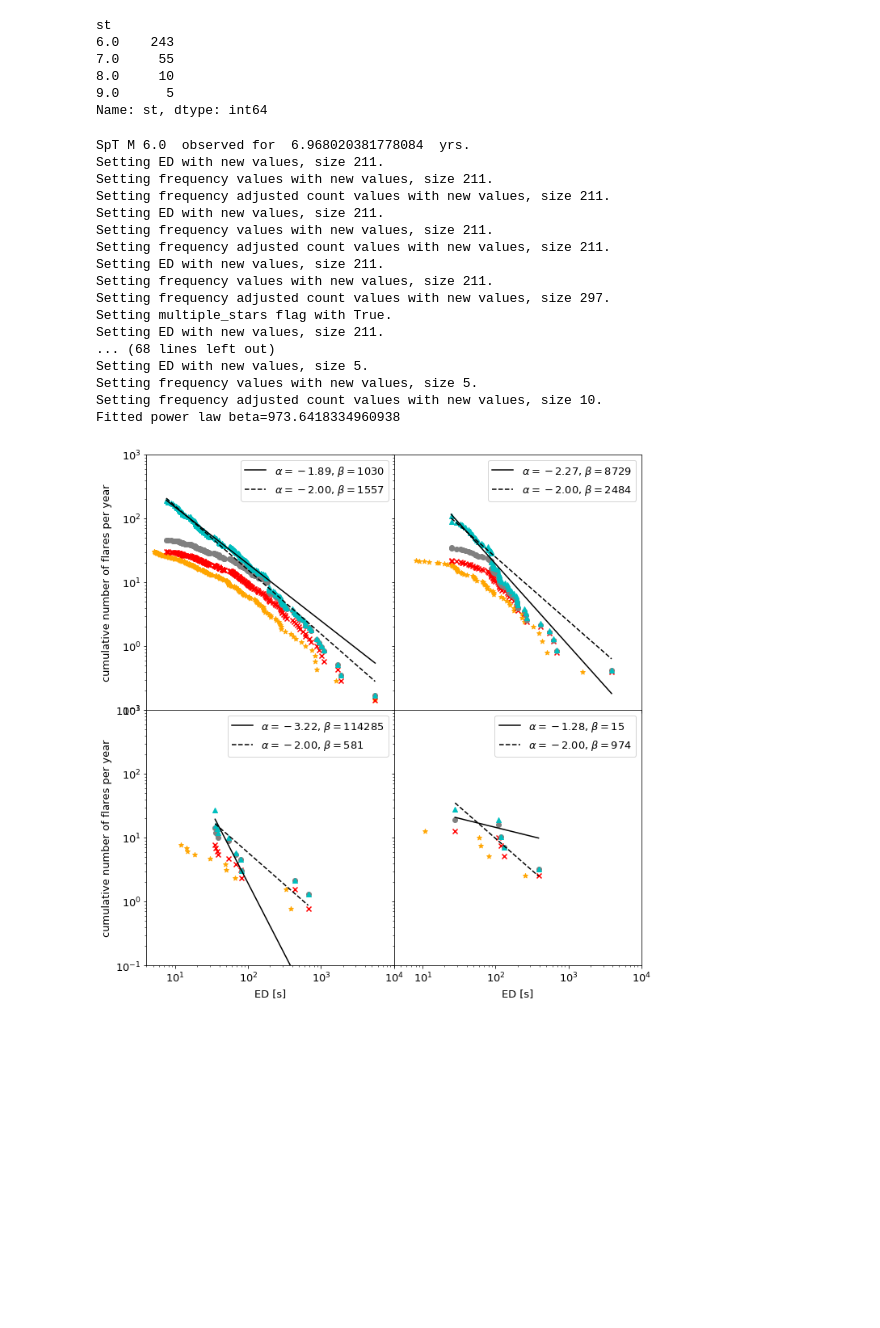
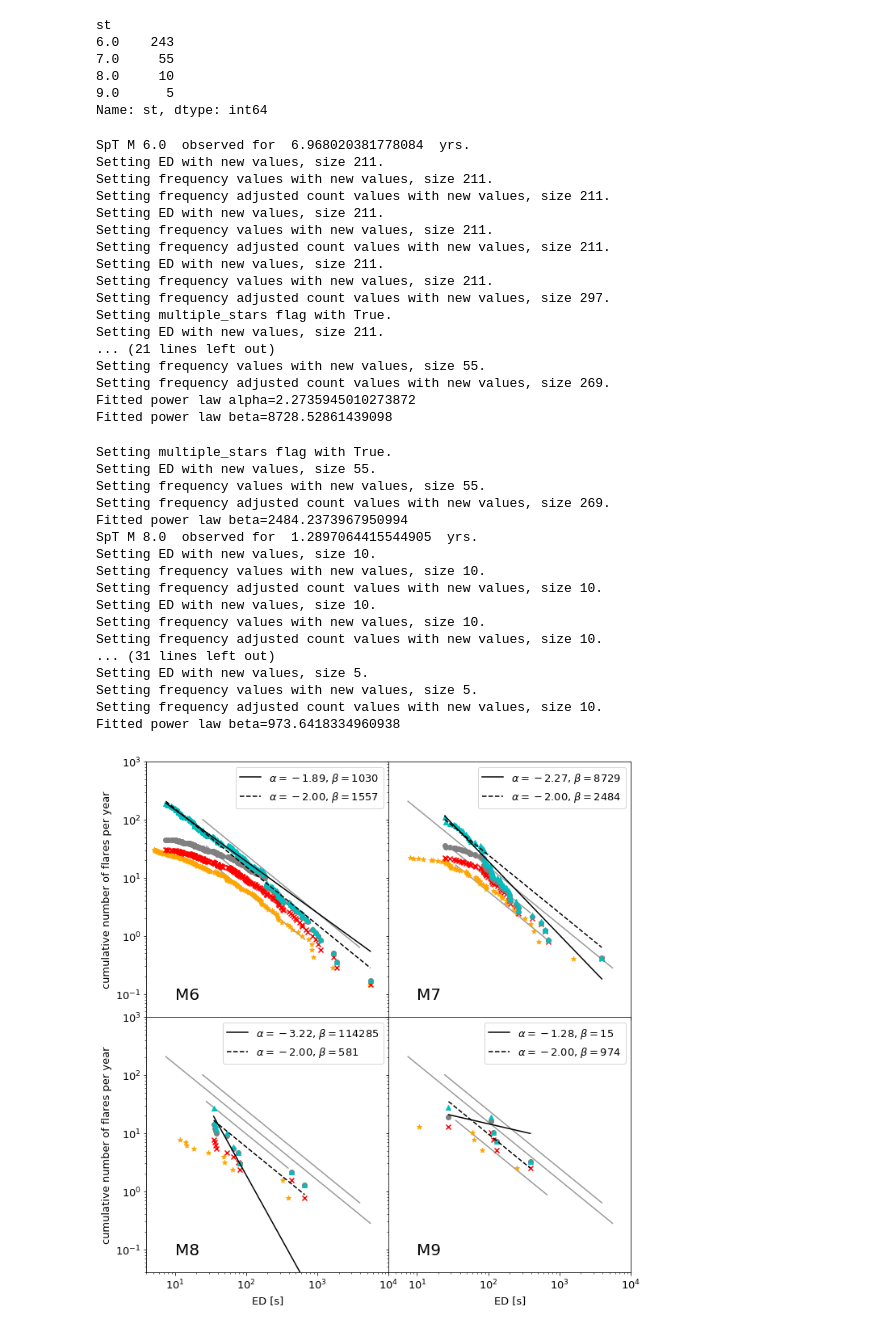
Before and after one commit to ekaterinailin/TESS_UCD_flares, a Jupyter notebook: notebook/NB5_post_analysis.ipynb, the cells around one changed output. Drawn from its saved outputs; the diff is of its cells as text; code cells hidden in the pictures; blank space fills up the shorter version.

Commit message:
Adjusted FFD plotting to show the other fit underneath.

```diff
--- a/notebook/NB5_post_analysis.ipynb
+++ b/notebook/NB5_post_analysis.ipynb
@@ -221,6 +221,7 @@ for ax,TIC in zip(axes,h.index):
     ax.scatter(ed, freq, c="r", marker="x",)
 
     #---------- Do both corrections ---------------
+
     ed, freq, counts = ffd.ed_and_freq(energy_correction=True,
                                 recovery_probability_correction=True,
                                  multiple_stars=False)
@@ -228,10 +229,18 @@ for ax,TIC in zip(axes,h.index):
     ax.scatter(ed, freq, c="grey")
     a, x, y = ffd.plot_powerlaw(ax, c="k", linestyle="dashed",
                                 label=fr"$\alpha=-${int(ffd.alpha)}, $\beta=${int(np.rint(ffd.beta))}")
+    for oax in axes:
+        if oax!=ax:
+            ffd.plot_powerlaw(oax, c="k", alpha=.4, zorder=0)
+
     ispowerlaw2 = ffd.is_powerlaw()
     truncated2 = ffd.is_powerlaw_truncated()
 
     #---------- Do alpha
+    ffd = FFD(f=d[d.ed_rec>5], tot_obs_time=tobs)
+    ed, freq, counts = ffd.ed_and_freq(energy_correction=True,
+                                recovery_probability_correction=True,
+                                 multiple_stars=False)
     alpha, alpha_err = ffd.fit_powerlaw()
     print(f"Fitted power law alpha={ffd.alpha}")
     _beta, beta, beta_err = ffd.fit_beta_to_powerlaw()
@@ -241,6 +250,9 @@ for ax,TIC in zip(axes,h.index):
 
     ispowerlaw = ffd.is_powerlaw()
     truncated = ffd.is_powerlaw_truncated()
+
+    # Add TIC
+    ax.text(300, .8, f"TIC {TIC}")
 
     ax.set_xscale('log')
     ax.set_yscale('log')
@@ -265,7 +277,7 @@ axes[4].set_ylabel("cumulative number of flares per year")
 axes[-2].set_ylabel("cumulative number of flares per year")
 axes[-2].set_xlabel("ED [s]")
 axes[-1].set_xlabel("ED [s]")
-fig.subplots_adjust(hspace=0, wspace=0)
+fig.subplots_adjust(hspace=0, wspace=0, left=0.09)
 
 plt.savefig(f"../plots/{tstamp}_individual_target_ffds.png", dpi=300)
 # %% [output]
@@ -373,49 +368,72 @@ for ax,st in zip(axes,h.index):
     ispowerlaw2 = ffd.is_powerlaw()
     truncated2 = ffd.is_powerlaw_truncated()
 
+    for oax in axes:
+        if oax!=ax:
+            ffd.plot_powerlaw(oax, c="k", alpha=.4, zorder=0)
+
     ffd.plot_powerlaw(ax, c="k", linestyle="dashed",
                                 label=fr"$\alpha=-${ffd.alpha:.2f}, $\beta=${int(np.rint(ffd.beta))}")
 
+    ax.text(10, .08, f"M{int(st)}", fontsize=20)
+
     ax.set_xscale('log')
     ax.set_yscale('log')
-    ax.set_ylim(.1, 1e3)
+    ax.set_ylim(.04, 1e3)
     ax.set_xlim(4, 1e4)
     ax.legend()
 
     # ----- Write results for each ----------------------
 
     with open(f"../tables/{tstamp}_powerlaws.csv", "a") as f:
         firstout = ("date,ID_SpT,alpha,alpha_err,beta,beta_err,"
                     "beta2,beta2_err,n,ispowerlaw,truncated,ispowerlaw2,truncated2\n")
         out = (f"{tstamp},M{st},{alpha},{alpha_err},{beta},{beta_err},{beta2},"
                f"{beta2_err},{ffd.f.shape[0]},{ispowerlaw},{truncated},{ispowerlaw2},{truncated2}\n")
         #f.write(firstout)
         f.write(out)
 
 plt.tight_layout()
 axes[0].set_ylabel("cumulative number of flares per year")
 axes[2].set_ylabel("cumulative number of flares per year")
 axes[2].set_xlabel("ED [s]")
 axes[3].set_xlabel("ED [s]")
-fig.subplots_adjust(hspace=0, wspace=0)
+fig.subplots_adjust(hspace=0, wspace=0, left=0.09)
 
 plt.savefig(f"../plots/{tstamp}_spt_ffds.png", dpi=300)
 # %% [output]
 SpT M 6.0  observed for  6.968020381778084  yrs.
 Setting ED with new values, size 211.
 Setting frequency values with new values, size 211.
 Setting frequency adjusted count values with new values, size 211.
 Setting ED with new values, size 211.
 Setting frequency values with new values, size 211.
 Setting frequency adjusted count values with new values, size 211.
 Setting ED with new values, size 211.
 Setting frequency values with new values, size 211.
 Setting frequency adjusted count values with new values, size 297.
 Setting multiple_stars flag with True.
 Setting ED with new values, size 211.
-... (68 lines left out)
-Setting ED with new values, size 5.
-Setting frequency values with new values, size 5.
-Setting frequency adjusted count values with new values, size 10.
-Fitted power law beta=973.6418334960938
+... (21 lines left out)
+Setting frequency values with new values, size 55.
+Setting frequency adjusted count values with new values, size 269.
+Fitted power law alpha=2.2735945010273872
+Fitted power law beta=8728.52861439098
+Setting multiple_stars flag with True.
+Setting ED with new values, size 55.
+Setting frequency values with new values, size 55.
+Setting frequency adjusted count values with new values, size 269.
+Fitted power law beta=2484.2373967950994
+SpT M 8.0  observed for  1.2897064415544905  yrs.
+Setting ED with new values, size 10.
+Setting frequency values with new values, size 10.
+Setting frequency adjusted count values with new values, size 10.
+Setting ED with new values, size 10.
+Setting frequency values with new values, size 10.
+Setting frequency adjusted count values with new values, size 10.
+... (31 lines left out)
+Setting ED with new values, size 5.
+Setting frequency values with new values, size 5.
+Setting frequency adjusted count values with new values, size 10.
+Fitted power law beta=973.6418334960938
-[figure, old version]
+[figure, new version]
```
Also changed, not shown: parts of 1 cell of this notebook.
